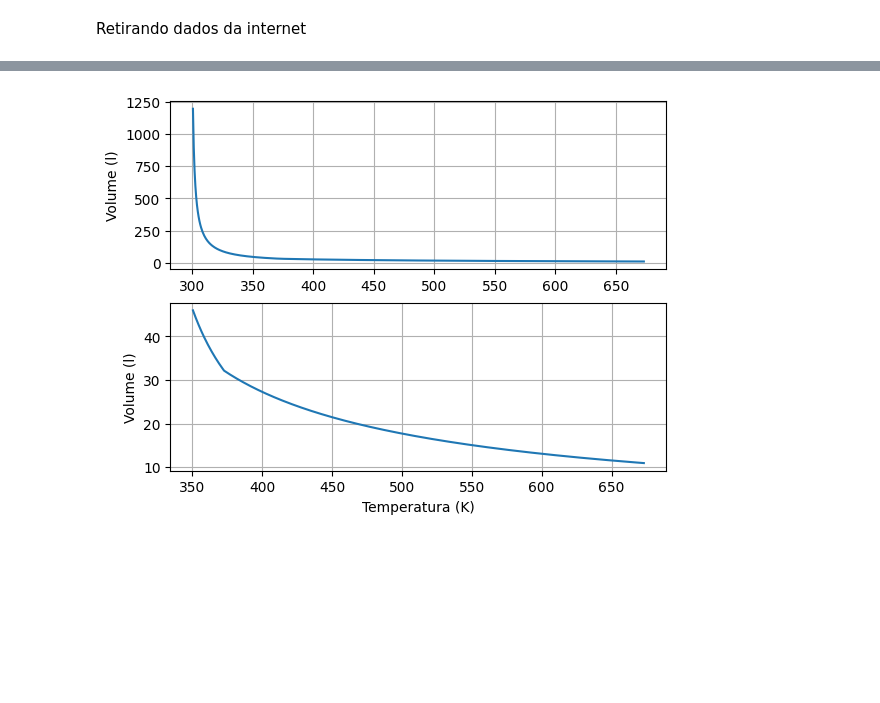
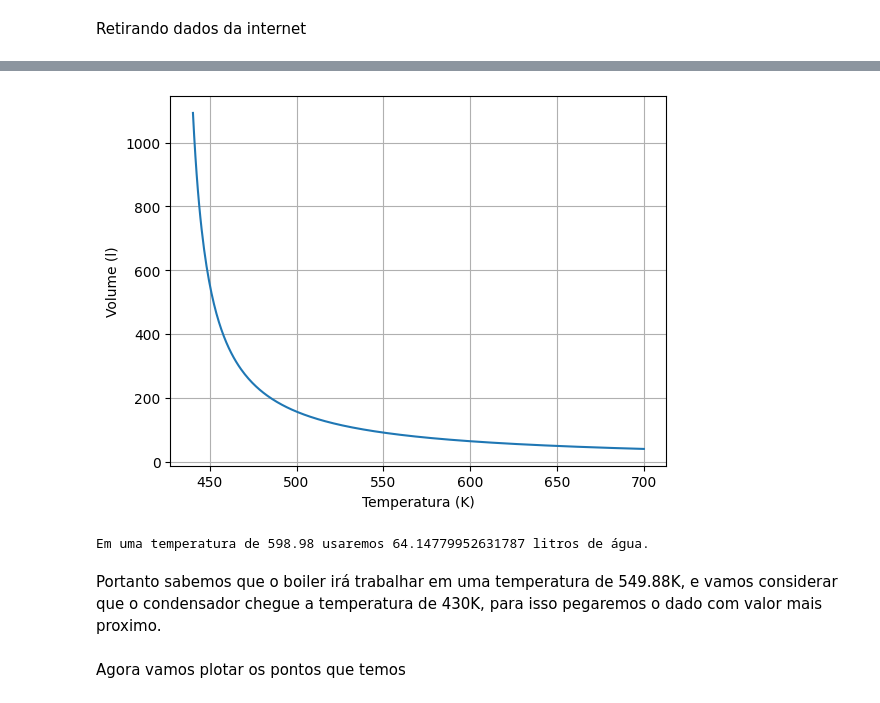
Before and after one commit to guilhermeilum/termo, a Jupyter notebook: desafio4_em_progresso.ipynb, the cells around one changed output, grey strips where cells are left out. Drawn from its saved outputs; the diff is of its cells as text; code cells hidden in the pictures; blank space fills up the shorter version.

```diff
--- a/desafio4_em_progresso.ipynb
+++ b/desafio4_em_progresso.ipynb
@@ -683,6 +710,8 @@ plt.show()
 # %%
-dados_isobaricos = pd.read_csv("dados/dados_isobaricos.txt",sep="\t")
-dados_isobaricos.plot(x = "Temperature (K)",y="Cp (J/mol*K)")
+dados_isobaricos = pd.read_csv("dados/dados_isobaricos_01.txt", sep="\t")
+dados_isobaricos.plot(x="Temperature (K)", y="Cp (J/g*K)")
+plt.legend([])
+plt.ylabel("Cp (J/g*K)")
 plt.grid()
 plt.show()
 # %% [output]
@@ -691,34 +720,36 @@ plt.show()
 def massa_agua(lista_int, Q, df):
     massa_lista = []
     for int_max in lista_int:
+        temps = df["Temperature (K)"][df["Temperature (K)"] <= int_max]
+        temps = temps[df["Temperature (K)"] > 430]
+        cps = df["Cp (J/g*K)"][df["Temperature (K)"] <= int_max]
+        cps = cps[df["Temperature (K)"] > 430]
 
-        temps = df["Temperature (K)"][df["Temperature (K)"]<=int_max]
-        temps = temps[df["Temperature (K)"]>298.15]
-        cps = df["Cp (J/mol*K)"][df["Temperature (K)"]<=int_max]
-        cps = cps[df["Temperature (K)"]>298.15]
-
-        massa = Q/np.trapz(cps,temps)
-        massa_lista.append(massa/55.5)
+        massa = Q / np.trapz(cps, temps)
+        massa_lista.append(massa/1000)
     return massa_lista
 # %%
 temperatura = dados_isobaricos["Temperature (K)"][
     dados_isobaricos["Temperature (K)"] > 300
 ]
-H = 1e7#valor errado, vou mudar
-lista_massa = massa_agua(temperatura, H, dados_isobaricos)
+H = 2219.9 * mol_pentano  # valor errado, vou mudar
 
-temperatura_corte = temperatura[temperatura>350]
-massa_corte =  massa_agua(temperatura_corte, H, dados_isobaricos)
+cond1 = temperatura > 440
+temperatura_corte = temperatura[cond1]
+massa_corte = massa_agua(temperatura_corte, H, dados_isobaricos)
 
-fig, axs = plt.subplots(2)
-axs[0].plot(temperatura, lista_massa)
-axs[1].plot(temperatura_corte,massa_corte)
-
-axs[0].set(ylabel ="Volume (l)")
-axs[1].set(ylabel ="Volume (l)")
-axs[1].set(xlabel="Temperatura (K)")
-axs[0].grid()
-axs[1].grid()
+plt.plot(temperatura_corte, massa_corte)
+plt.ylabel("Volume (l)")
+plt.xlabel("Temperatura (K)")
+plt.grid()
 plt.show()
 # %% [output]
-[figure, old version]
+[figure, new version]
+# %%
+agua_400 = massa_agua([temperatura[460]], H, dados_isobaricos)[0]
+print(
+    f"Em uma temperatura de {temperatura[460]} usaremos {agua_400} litros de água.")
+# %% [output]
+Em uma temperatura de 598.98 usaremos 64.14779952631787 litros de água.
+# %% [markdown]
+Portanto sabemos que o boiler irá trabalhar em uma temperatura de 549.88K, e vamos considerar que o condensador chegue a temperatura de 430K, para isso pegaremos o dado com valor mais proximo.
@@ -724,0 +763,2 @@ plt.show()
+# %% [markdown]
+Agora vamos plotar os pontos que temos
```
Also changed, not shown: parts of 28 cells of this notebook, 8 other files.
